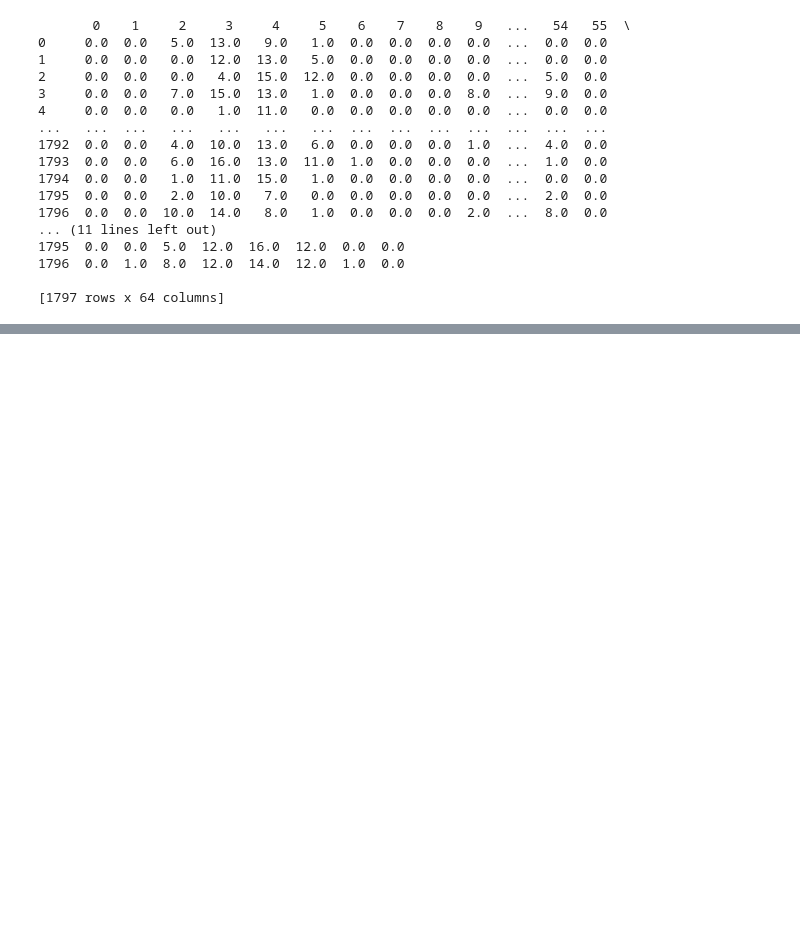
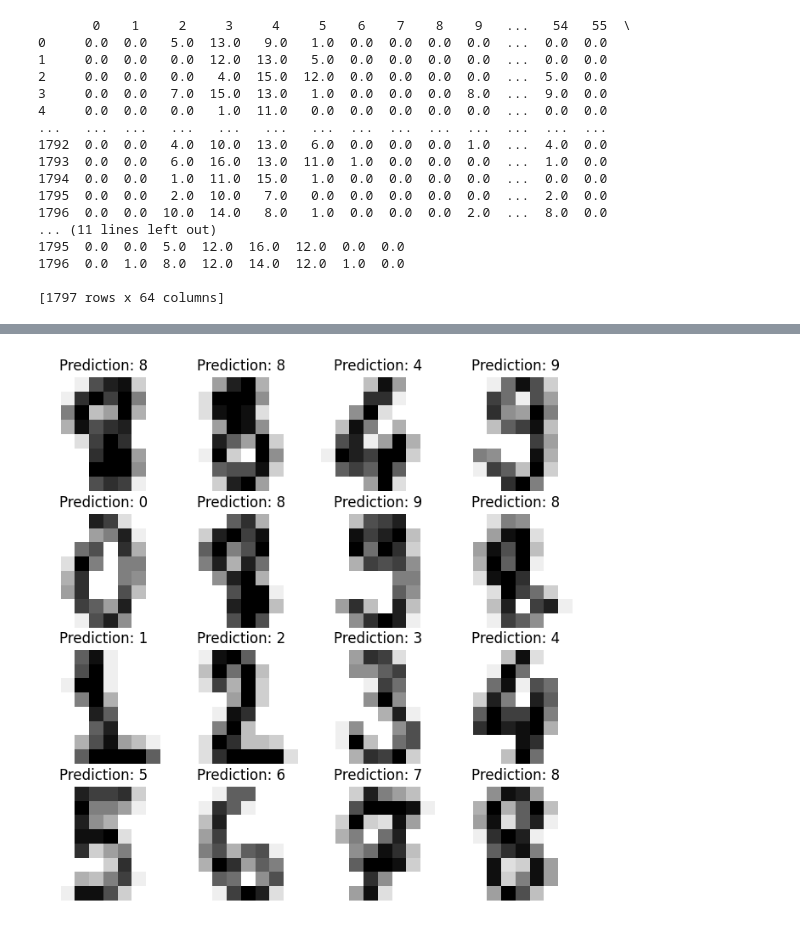
Before and after one commit to yubanghuang/ML_HW1, a Jupyter notebook: test.ipynb, the cells around one changed output, grey strips where cells are left out. Cells and saved outputs as stored; diff of their text form; code cells hidden in the pictures; blank space fills up the shorter version.

```diff
--- a/test.ipynb
+++ b/test.ipynb
@@ -57,22 +52,31 @@ print(df)
 # %%
 from sklearn.model_selection import train_test_split,cross_val_score
 from sklearn.linear_model import SGDClassifier
 from sklearn.preprocessing import StandardScaler
 
 # flatten the images
 n_samples = len(digits.images)
 data = digits.images.reshape((n_samples, -1))
 
 # Create a classifier: a support vector classifier
 clf = svm.SVC(gamma=0.001)
 
 # Split data into 50% train and 50% test subsets
 X_train, X_test, y_train, y_test = train_test_split(
     data, digits.target, test_size=0.5, shuffle=False
 )
 
 # Learn the digits on the train subset
 clf.fit(X_train, y_train)
 
 # Predict the value of the digit on the test subset
 predicted = clf.predict(X_test)
+
+fig, axes = plt.subplots(nrows=4, ncols=4, figsize=(8, 8))
+for ax, image, prediciton in zip(axes.flat, X_test, predicted):
+    ax.set_axis_off()
+    image = image.reshape(8,8)
+    ax.imshow(image, cmap=plt.cm.gray_r, interpolation="nearest")
+    ax.set_title(f"Prediction: {prediciton}")
+# %% [output]
+[figure, added]
```
Also changed, not shown: parts of 5 cells of this notebook.
